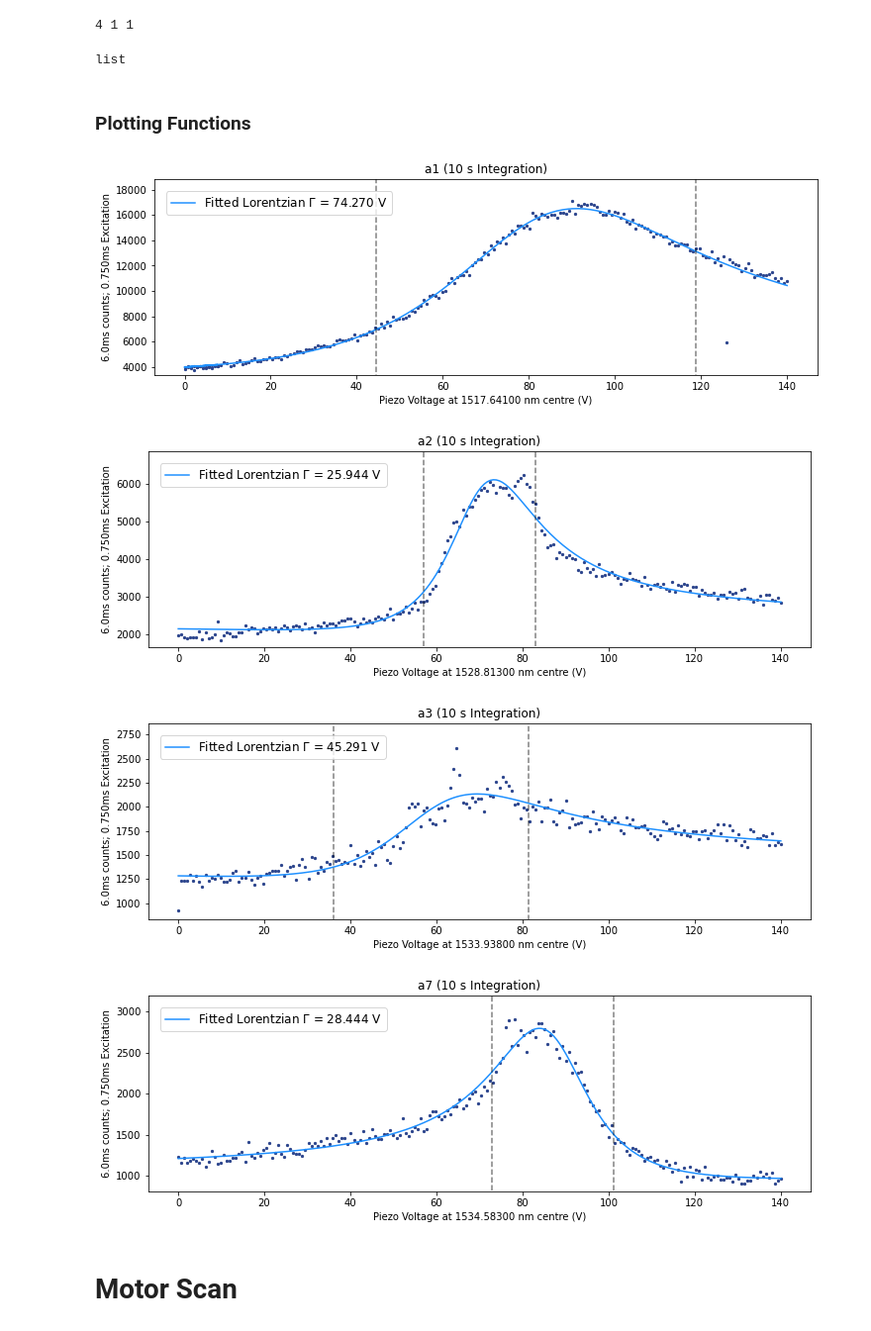
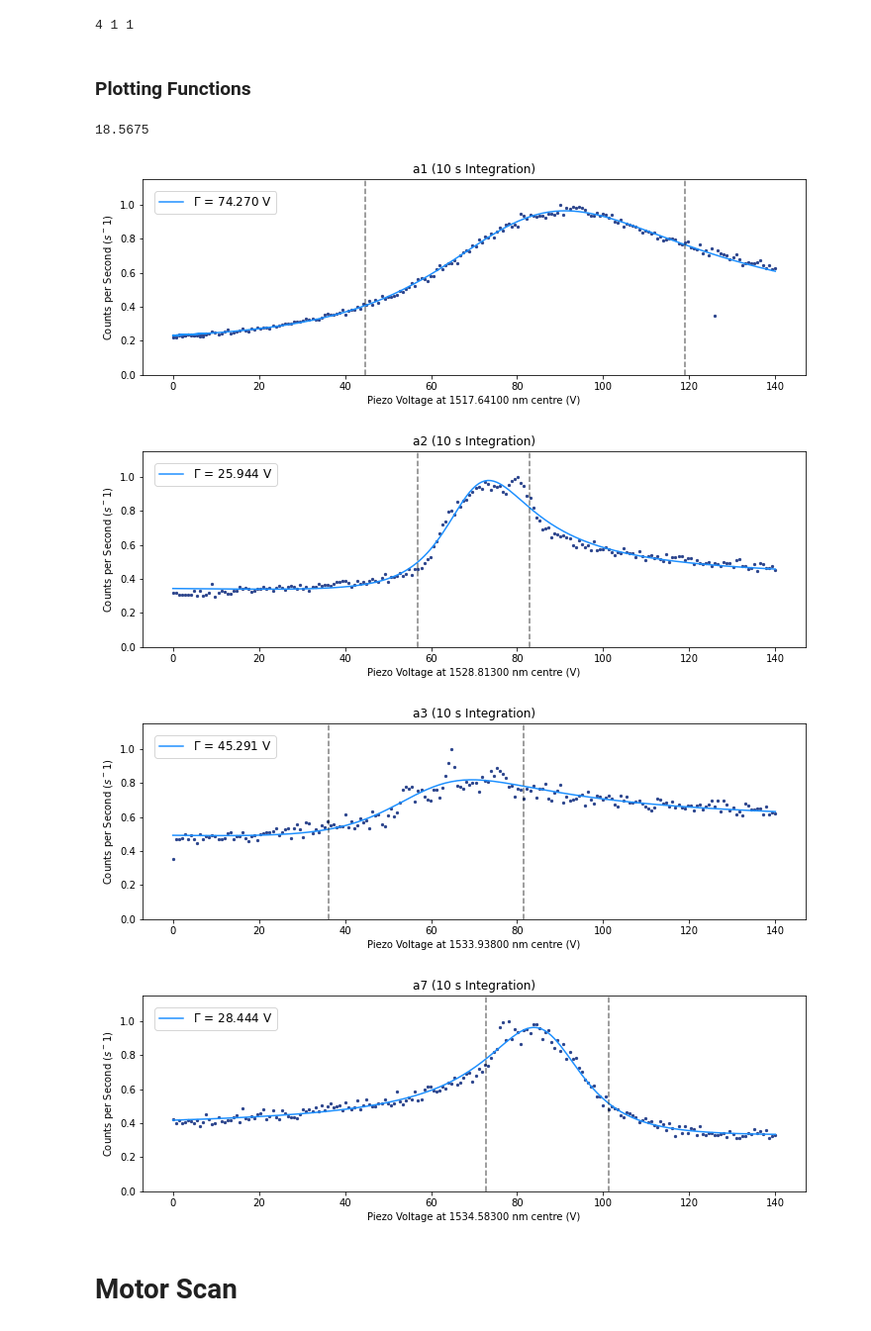
Before and after one commit to funkyguts/Angela-Honours, a Jupyter notebook: analysis/SiC IH Spectra.ipynb, the cells around one changed output. Shown at 99% size. Saved outputs shown, nothing was run; the diff lists cells and outputs as text; code cells hidden in the pictures.

```diff
--- a/analysis/SiC IH Spectra.ipynb
+++ b/analysis/SiC IH Spectra.ipynb
@@ -47,19 +36,15 @@ c:\Users\Mario\Documents\GitHub\longterm_sweeps
 # %% [markdown]
 ### Import .csv files
 # %%
-sites_0310 = (glob.glob(r'C:\Users\Mario\Documents\GitHub\longterm_sweeps\data\2026-03-10\sic\*'))
-motor_0317 = (glob.glob(r'C:\Users\Mario\Documents\GitHub\longterm_sweeps\data\2026-03-17\sic\motor_run1'))
-motor_0318 = (glob.glob(r'C:\Users\Mario\Documents\GitHub\longterm_sweeps\data\2026-03-18\sic\motor_run2'))
+sites_0310 = (glob.glob(r'C:\Users\Mario\Documents\GitHub\Angela Honours\data raw\2026-03-10\*\*\*\*'))
+motor_0317 = (glob.glob(r'C:\Users\Mario\Documents\GitHub\Angela Honours\data raw\2026-03-17\sic\motor'))
+motor_0318 = (glob.glob(r'C:\Users\Mario\Documents\GitHub\Angela Honours\data raw\2026-03-18\sic\motor'))
 
 print(len(sites_0310),
       len(motor_0317),
       len(motor_0318))
 # %% [output]
 4 1 1
-# %%
-type(motor_0317)
-# %% [output]
-list
 # %% [markdown]
 ### Plotting Functions
 # %%
@@ -437,48 +480,37 @@ def plot_motor(datadf, numBins, where,
 linesFreq = [195.34697, 195.42657, 196.08637, 197.52763] # From Alexey's paper
 wavelengths = [1534.583, 1533.938, 1528.813, 1517.641]
 linesLabel = [r'a1', 'a2', 'a3', 'a7']
+# %%
+74.27*35/140
+# %% [output]
+18.5675
 # %%
-ylims_0310 = [[0, 2e4],
-              [0, 8e3],
-              [0, 4e3],
-              [0, 4e3]]
+ylims_0310 = [[0, 8e3],
+              [0, 3e3],
+              [0, 3e3],
+              [0, 3e3]]
 
-fVp_0310, fits_0310 = spectra_by_pV(
-    folderPath = folders_0310,
+fVp_0310, fits_0310 = ang.spectra_by_pV(
+    folderPath = sites_0310,
     numBins = 300,
     intTime = 10,
     excTime = 0.75e-3,
-    aom = 380, # MHz
+    countTime = 6e-3,
+    deadCycle = 2,
     lines = linesFreq,
-    linesLabel = linesLabel,
     ylims = ylims_0310,
     cols = ['#2B448C', 'dodgerblue', 'OrangeRed', 'orange'],
+    norm = True,
     fit = True,
-    fit_which_bins = [0, -1],
-    save = False,
-    savePath = folders_0310, # need to define savepath
+    fitWhichBins = [0, -1],
+    save = True,
+    savePath = r'C:\Users\Mario\Documents\GitHub\Angela Honours\data processed',
     desc = linesLabel)
-
-# fVp_0310, fits_0310 = spectra_by_pV(
-#     folderPath = sites_0310,
-#     numBins = 300,
-#     intTime = 10,
-#     excTime = 0.75e-3,
-#     aom = 380, # MHz
-#     lines = linesFreq,
-#     linesLabel = linesLabel,
-#     ylims = ylims_0310,
-#     cols = ['#2B448C', 'dodgerblue', 'OrangeRed', 'orange'],
-#     fit = True,
-#     fit_which_bins = [0, -1],
-#     save = False,
-#     savePath = sites_0310, # need to define savepath
-#     desc = linesLabel)
 # %% [output]
-[figure, old version]
+[figure, new version]
-[figure, old version]
+[figure, new version]
-[figure, old version]
+[figure, new version]
-[figure, old version]
+[figure, new version]
 # %%
 # fits = [x0, gamma, A, B, C]
 fits_a1 = fits_0310['1517.64100']
```
Also changed, not shown: parts of 12 cells of this notebook, 8 other files.
